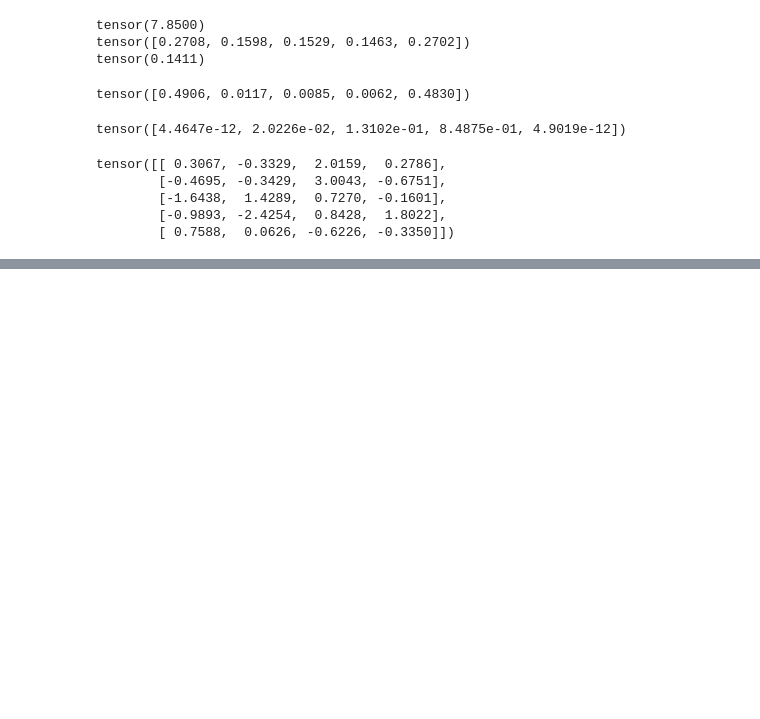
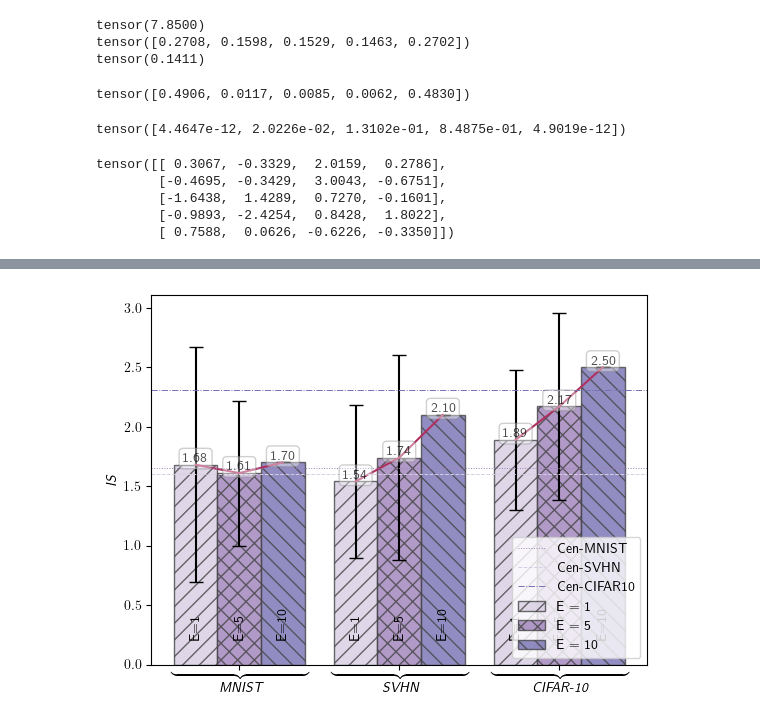
Before and after one commit to JevenM/fedatt-main, a Jupyter notebook: src/test.ipynb, the cells around one changed output, grey strips where cells are left out. Cells and saved outputs as stored; diff of their text form; code cells hidden in the pictures; blank space fills up the shorter version.

```diff
--- a/src/test.ipynb
+++ b/src/test.ipynb
@@ -49,0 +86,3 @@ tensor([[ 0.3067, -0.3329,  2.0159,  0.2786],
+# %%
+import matplotlib.pyplot as plt
+plt.rcParams.keys()
@@ -49,0 +107,89 @@ tensor([[ 0.3067, -0.3329,  2.0159,  0.2786],
+# %%
+# IS
+from __future__ import unicode_literals
+import matplotlib.pyplot as plt
+import numpy as np
+# 使用latex确保本机器已经安装latex，服务器没安装就跑不了
+plt.rc('text', usetex=True)
+
+# 数据
+categories = [r'$\underbrace{\quad\quad\quad\quad\quad\quad\quad\quad\quad\quad}_{\emph{MNIST}}$', \
+              r'$\underbrace{\quad\quad\quad\quad\quad\quad\quad\quad\quad\quad}_{\emph{SVHN}}$', \
+              r'$\underbrace{\quad\quad\quad\quad\quad\quad\quad\quad\quad\quad}_{\emph{CIFAR-10}}$']
+# E=1
+values1 = [1.68, 1.54, 1.89]
+std1 = [0.99, 0.64, 0.59]
+# E=5
+values2 = [1.61, 1.74, 2.17]
+std2 = [0.61, 0.86, 0.79]
+# E=10
+values3 = [1.7, 2.1, 2.5]
+std3 = [0, 0, 0]
+
+# 绘制条形图
+fig, ax = plt.subplots()
+
+bar_width = 0.3
+bar_positions1 = np.array([0, 0.8+bar_width, 1.6+bar_width*2])
+bar_positions2 = bar_positions1 + bar_width
+bar_positions3 = bar_positions2 + bar_width
+error_config = {'ecolor': 'black'}
+ax.bar(bar_positions1, values1, bar_width, label='E = 1', color="#D8CDE3", yerr=std1, capsize=5, hatch="//", edgecolor='#444', error_kw=error_config, alpha=.8) #CFAB02
+ax.bar(bar_positions2, values2, bar_width, label='E = 5', color='#9E81BA', yerr=std2, capsize=5, hatch="xx", edgecolor='#444', error_kw=error_config, alpha=.8) #109C6F #B9E5FD
+ax.bar(bar_positions3, values3, bar_width, label='E = 10', color="#7670B3", yerr=std3, capsize=5, hatch=r"\\", edgecolor='#444', error_kw=error_config, alpha=.8) #730A9F  #E01E75 #1CB7DB #4E97CB #4C396B
+
+# 添加线段连接
+for i in range(len(categories)):
+    x_vals = [bar_positions1[i], bar_positions2[i], bar_positions3[i]]
+    y_vals = [values1[i], values2[i], values3[i]]
+    ax.plot(x_vals, y_vals, color="#B03060")
+
+hyper_params = ['E=1','E=5','E=10']
+
+for j in range(len(values1)):
+    x_val = bar_positions1[j] - bar_width /2
+    y_val = values1[j]
+    ax.text(x_val + bar_width / 2, 0.2, hyper_params[0], ha='center', va='bottom', rotation='vertical')
+    ax.text(x_val + bar_width / 2, y_val, f'{y_val:.2f}', ha='center', va='bottom', alpha=0.7, bbox=dict(facecolor='white', edgecolor='#888', boxstyle='round,pad=0.3', alpha=0.4))
+
+for j in range(len(values2)):
+    x_val = bar_positions2[j] - bar_width /2
+    y_val = values2[j]
+    ax.text(x_val + bar_width / 2, 0.2, hyper_params[1], ha='center', va='bottom', rotation='vertical')
+    ax.text(x_val + bar_width / 2, y_val, f'{y_val:.2f}', ha='center', va='bottom', alpha=0.7, bbox=dict(facecolor='white', edgecolor='#888', boxstyle='round,pad=0.3', alpha=0.4))
+
+for j in range(len(values3)):
+    x_val = bar_positions3[j] - bar_width /2
+    y_val = values3[j]
+    ax.text(x_val + bar_width / 2, 0.2, hyper_params[2], ha='center', va='bottom', rotation='vertical')
+    ax.text(x_val + bar_width / 2, y_val, f'{y_val:.2f}', ha='center', va='bottom', alpha=0.7, bbox=dict(facecolor='white', edgecolor='#888', boxstyle='round,pad=0.3', alpha=0.4))
+
+# 添加虚线
+# mnist
+dash_line_pos1 = 1.65
+ax.axhline(y=dash_line_pos1, color='#9E81BA', linestyle=':', label='Cen-MNIST', linewidth=0.7)
+# svhn
+dash_line_pos2 = 1.60
+ax.axhline(y=dash_line_pos2, color='#D8CDE3', linestyle='--', label='Cen-SVHN', linewidth=0.7)
+# cifar10
+dash_line_pos3 = 2.31
+ax.axhline(y=dash_line_pos3, color='#7670B3', linestyle='-.', label='Cen-CIFAR10', linewidth=0.7)
+
+
+
+# 设置标签和标题
+# ax.set_xlabel('Dataset under different local epochs $E$')
+ax.set_ylabel(r'$\emph{IS}$')
+# ax.set_title('Bar Chart with Connected Lines')
+
+# 设置X轴刻度
+ax.set_xticks(bar_positions1 + bar_width)
+ax.set_xticklabels(categories)
+
+# 显示图例
+ax.legend()
+plt.savefig("IS_local_epochs_dataset_ablation.pdf", dpi=300, bbox_inches='tight')
+# 显示图形
+plt.show()
+# %% [output]
+[figure, added]
```
Also changed, not shown: parts of 6 cells of this notebook, 4 other files.
